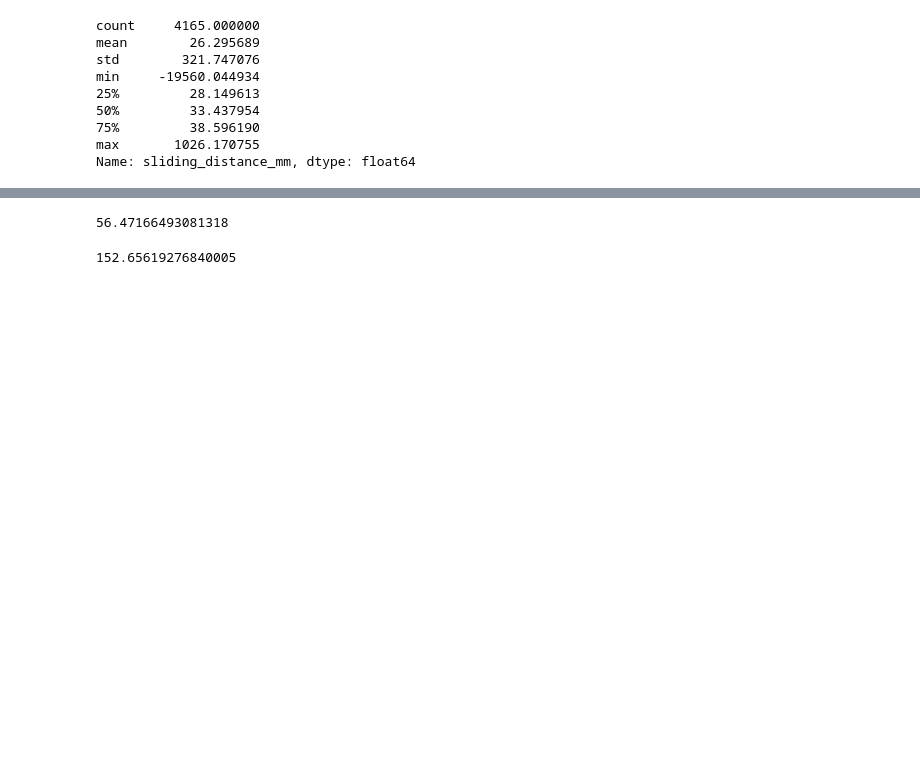
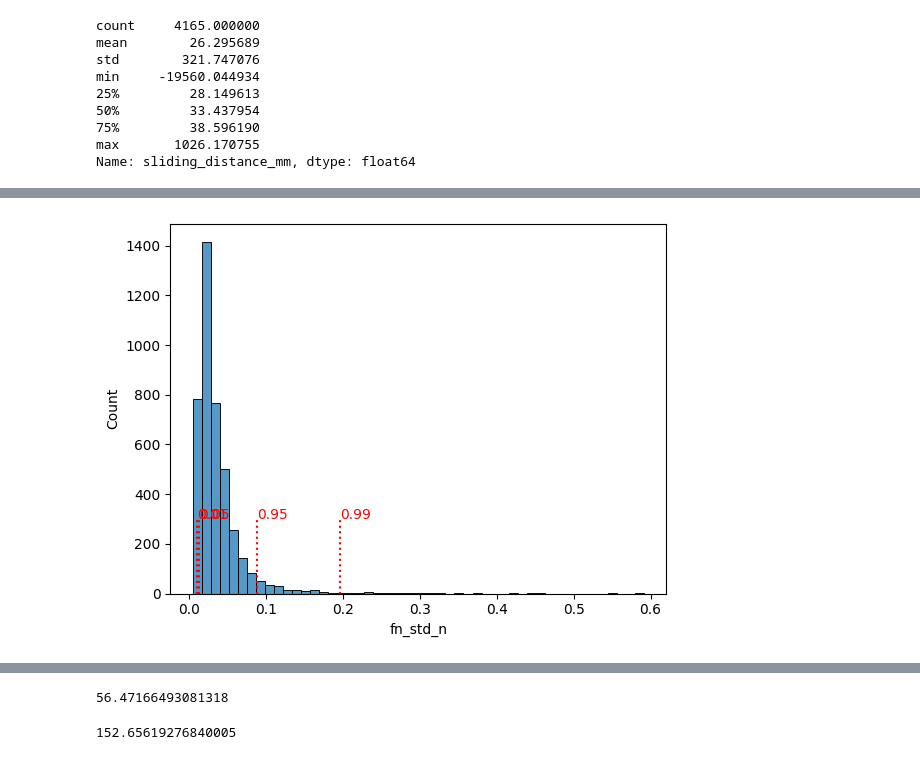
Before and after one commit to neuro-team-femto/revtact, a Jupyter notebook: analysis/analysis_beha_topo.ipynb, the cells around one changed output, grey strips where cells are left out. Saved outputs shown, nothing was run; the diff lists cells and outputs as text; code cells hidden in the pictures; blank space fills up the shorter version.

```diff
--- a/analysis/analysis_beha_topo.ipynb
+++ b/analysis/analysis_beha_topo.ipynb
@@ -546,0 +709,14 @@ Name: sliding_distance_mm, dtype: float64
+# %%
+feature = 'fn_std_n'
+
+sns.histplot(data=df_2,#[(df_2[feature]>0)& (df_2[feature]<1)],
+             x=feature, bins=50)
+
+quantiles = [0.01, 0.05, 0.95, 0.99]
+y_q = 300
+for quantile in quantiles:
+    x_q = df_2[feature].quantile(quantile)
+    plt.plot([x_q,x_q], [0,y_q],'r:')
+    plt.text(x_q,y_q,'%.2f'%quantile, color='r')
+# %% [output]
+[figure, added]
```
Also changed, not shown: parts of 30 cells of this notebook.
